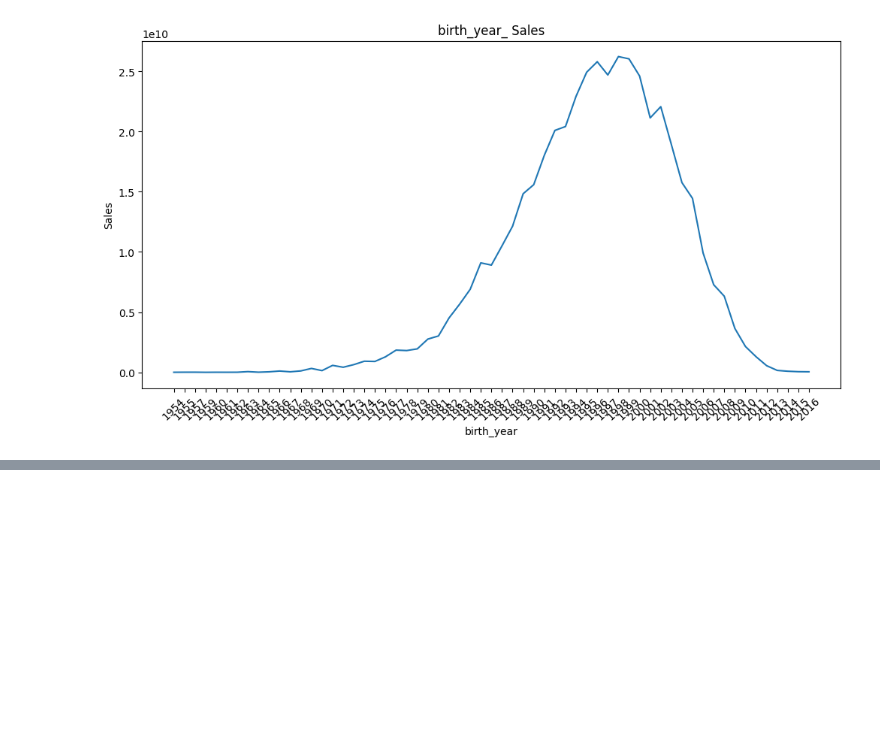
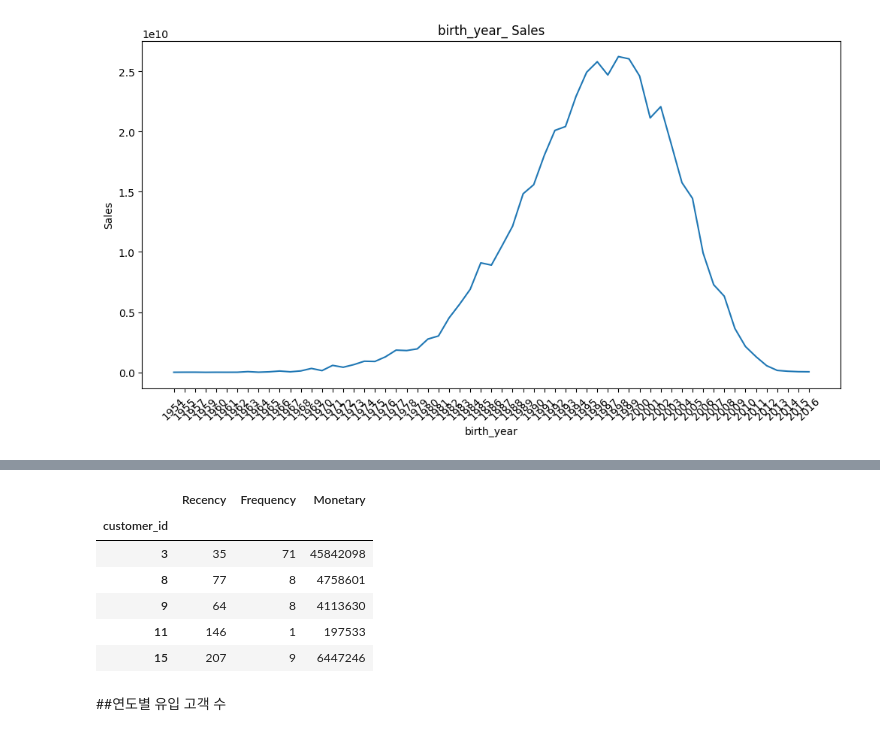
Before and after one commit to NARAEIM/tp2-da, a Jupyter notebook: tp2_da_imnarae.ipynb, the cells around one changed output, grey strips where cells are left out. Saved outputs shown, nothing was run; the diff lists cells and outputs as text; code cells hidden in the pictures; blank space fills up the shorter version.

```diff
--- a/tp2_da_imnarae.ipynb
+++ b/tp2_da_imnarae.ipynb
@@ -710,0 +877,33 @@ plt.show()
+# %%
+# 'created_at'를 datetime 타입으로 변환
+data['created_at'] = pd.to_datetime(data['created_at'])
+
+# 현재 날짜 설정
+# snapshot_date : RFM 분석을 수행하는 현재 날짜(분석의 기준점)
+snapshot_date = pd.to_datetime("2022-08-01")
+
+# Recency 계산: 오늘 날짜 - 가장 최근 구매 날짜
+rfm_df = data.groupby('customer_id').agg({
+    'created_at': lambda x: (snapshot_date - x.max()).days,
+    'booking_id': 'count',
+    'total_amount': 'sum'
+})
+
+# 컬럼 이름 변경
+rfm_df.rename(columns={
+    'created_at': 'Recency',
+    'booking_id': 'Frequency',
+    'total_amount': 'Monetary'
+}, inplace=True)
+
+rfm_df.head()
+# %% [output]
+|  | Recency | Frequency | Monetary |
+| customer_id |  |  |  |
+| 3 | 35 | 71 | 45842098 |
+| 8 | 77 | 8 | 4758601 |
+| 9 | 64 | 8 | 4113630 |
+| 11 | 146 | 1 | 197533 |
+| 15 | 207 | 9 | 6447246 |
+# %% [markdown]
+##연도별 유입 고객 수
```
Also changed, not shown: parts of 23 cells of this notebook.
